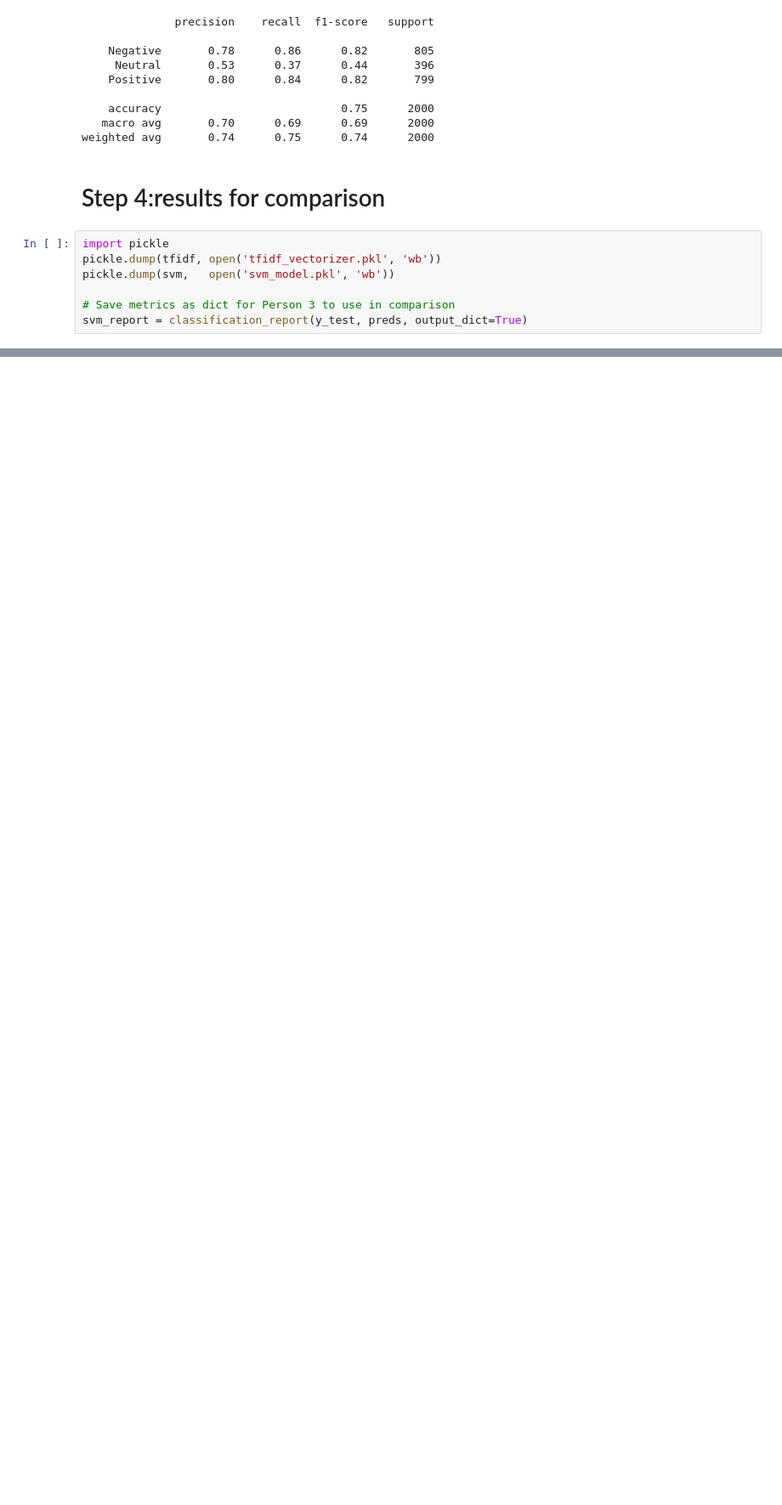
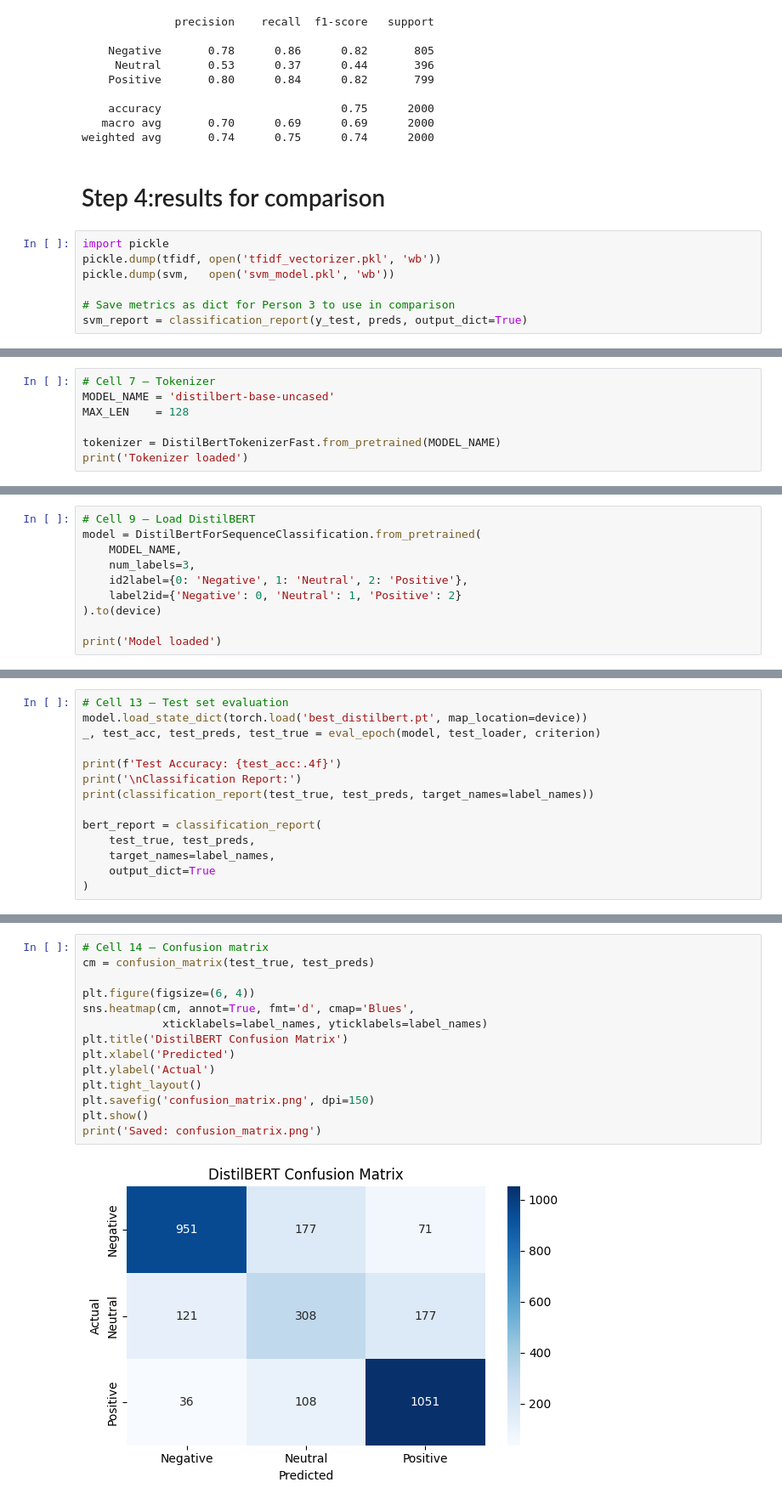
Before and after one commit to lubabasadiyanp/sentimental-analysis-of-product-review, a Jupyter notebook: Data Understanding & preprocessing.ipynb, the cells around one changed output, grey strips where cells are left out. Shown at 85% size. Cells and saved outputs as stored; diff of their text form; blank space fills up the shorter version.

```diff
--- a/Data Understanding & preprocessing.ipynb
+++ b/Data Understanding & preprocessing.ipynb
@@ -167,0 +485,7 @@ Using device: cpu
+# %%
+# Cell 7 — Tokenizer
+MODEL_NAME = 'distilbert-base-uncased'
+MAX_LEN    = 128
+
+tokenizer = DistilBertTokenizerFast.from_pretrained(MODEL_NAME)
+print('Tokenizer loaded')
@@ -167,0 +533,10 @@ Using device: cpu
+# %%
+# Cell 9 — Load DistilBERT
+model = DistilBertForSequenceClassification.from_pretrained(
+    MODEL_NAME,
+    num_labels=3,
+    id2label={0: 'Negative', 1: 'Neutral', 2: 'Positive'},
+    label2id={'Negative': 0, 'Neutral': 1, 'Positive': 2}
+).to(device)
+
+print('Model loaded')
@@ -167,0 +695,14 @@ Using device: cpu
+# %%
+# Cell 13 — Test set evaluation
+model.load_state_dict(torch.load('best_distilbert.pt', map_location=device))
+_, test_acc, test_preds, test_true = eval_epoch(model, test_loader, criterion)
+
+print(f'Test Accuracy: {test_acc:.4f}')
+print('\nClassification Report:')
+print(classification_report(test_true, test_preds, target_names=label_names))
+
+bert_report = classification_report(
+    test_true, test_preds,
+    target_names=label_names,
+    output_dict=True
+)
@@ -167,0 +722,16 @@ Using device: cpu
+# %%
+# Cell 14 — Confusion matrix
+cm = confusion_matrix(test_true, test_preds)
+
+plt.figure(figsize=(6, 4))
+sns.heatmap(cm, annot=True, fmt='d', cmap='Blues',
+            xticklabels=label_names, yticklabels=label_names)
+plt.title('DistilBERT Confusion Matrix')
+plt.xlabel('Predicted')
+plt.ylabel('Actual')
+plt.tight_layout()
+plt.savefig('confusion_matrix.png', dpi=150)
+plt.show()
+print('Saved: confusion_matrix.png')
+# %% [output]
+[figure, added]
```
Also changed, not shown: parts of 26 cells of this notebook.
